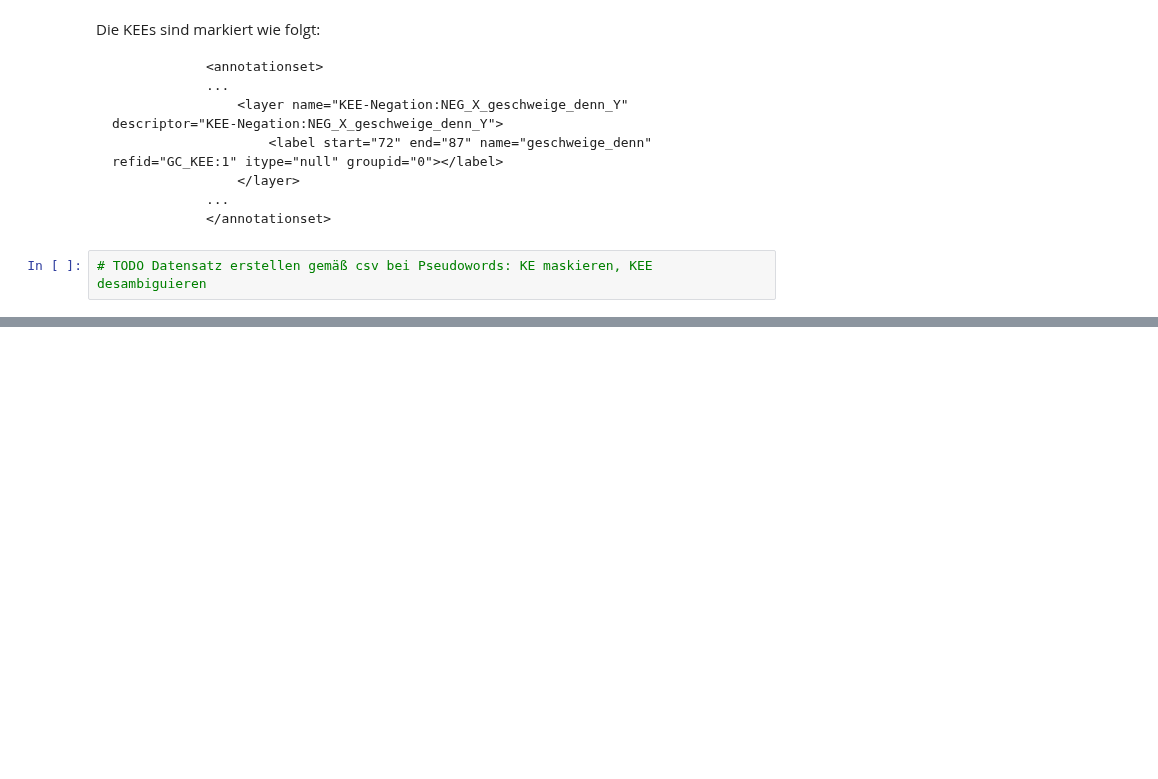
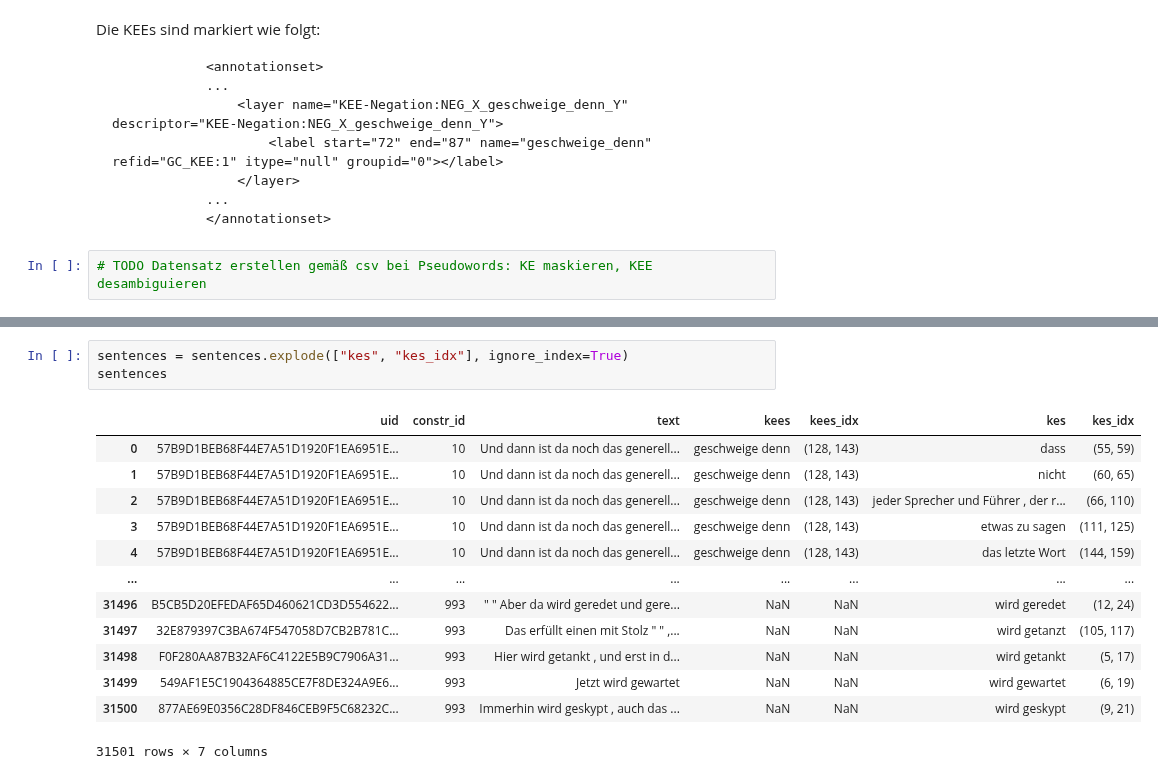
Before and after one commit to TiMauzi/llm-x-cxg, a Jupyter notebook: src/read_constructions.ipynb, the cells around one changed output, grey strips where cells are left out. Saved outputs shown, nothing was run; the diff lists cells and outputs as text; blank space fills up the shorter version.

```diff
--- a/src/read_constructions.ipynb
+++ b/src/read_constructions.ipynb
@@ -285,0 +306,17 @@ sentences
+# %%
+sentences = sentences.explode(["kes", "kes_idx"], ignore_index=True)
+sentences
+# %% [output]
+|  | uid | constr_id | text | kees | kees_idx | kes | kes_idx |
+| 0 | 57B9D1BEB68F44E7A51D1920F1EA6951E... | 10 | Und dann ist da noch das generell... | geschweige denn | (128, 143) | dass | (55, 59) |
+| 1 | 57B9D1BEB68F44E7A51D1920F1EA6951E... | 10 | Und dann ist da noch das generell... | geschweige denn | (128, 143) | nicht | (60, 65) |
+| 2 | 57B9D1BEB68F44E7A51D1920F1EA6951E... | 10 | Und dann ist da noch das generell... | geschweige denn | (128, 143) | jeder Sprecher und Führer , der r... | (66, 110) |
+| 3 | 57B9D1BEB68F44E7A51D1920F1EA6951E... | 10 | Und dann ist da noch das generell... | geschweige denn | (128, 143) | etwas zu sagen | (111, 125) |
+| 4 | 57B9D1BEB68F44E7A51D1920F1EA6951E... | 10 | Und dann ist da noch das generell... | geschweige denn | (128, 143) | das letzte Wort | (144, 159) |
+| ... | ... | ... | ... | ... | ... | ... | ... |
+| 31496 | B5CB5D20EFEDAF65D460621CD3D554622... | 993 | " " Aber da wird geredet und gere... | NaN | NaN | wird geredet | (12, 24) |
+| 31497 | 32E879397C3BA674F547058D7CB2B781C... | 993 | Das erfüllt einen mit Stolz " " ,... | NaN | NaN | wird getanzt | (105, 117) |
+| 31498 | F0F280AA87B32AF6C4122E5B9C7906A31... | 993 | Hier wird getankt , und erst in d... | NaN | NaN | wird getankt | (5, 17) |
+| 31499 | 549AF1E5C1904364885CE7F8DE324A9E6... | 993 | Jetzt wird gewartet | NaN | NaN | wird gewartet | (6, 19) |
+| 31500 | 877AE69E0356C28DF846CEB9F5C68232C... | 993 | Immerhin wird geskypt , auch das ... | NaN | NaN | wird geskypt | (9, 21) |
+31501 rows × 7 columns
```
Also changed, not shown: parts of 4 cells of this notebook, 1 other file.
